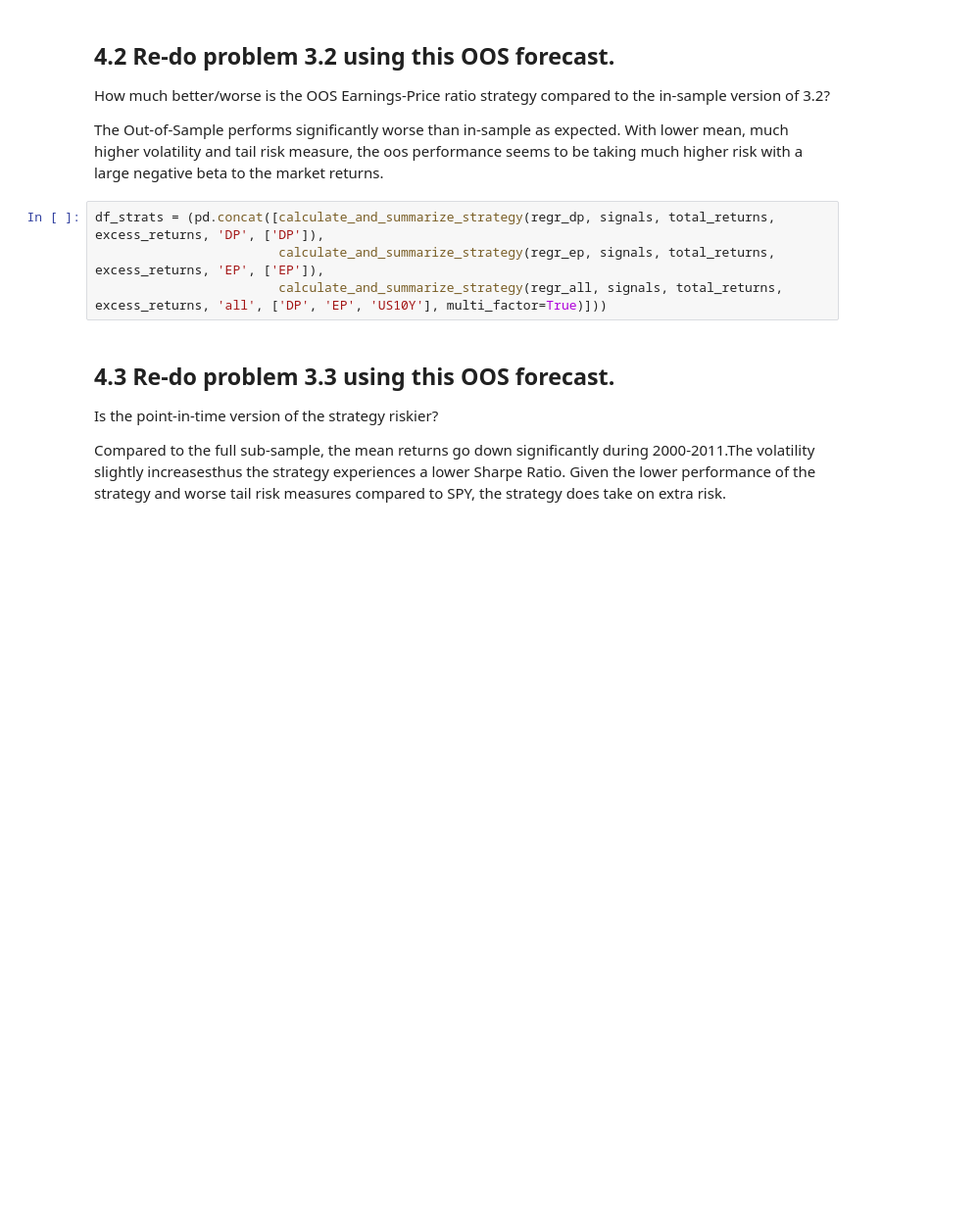
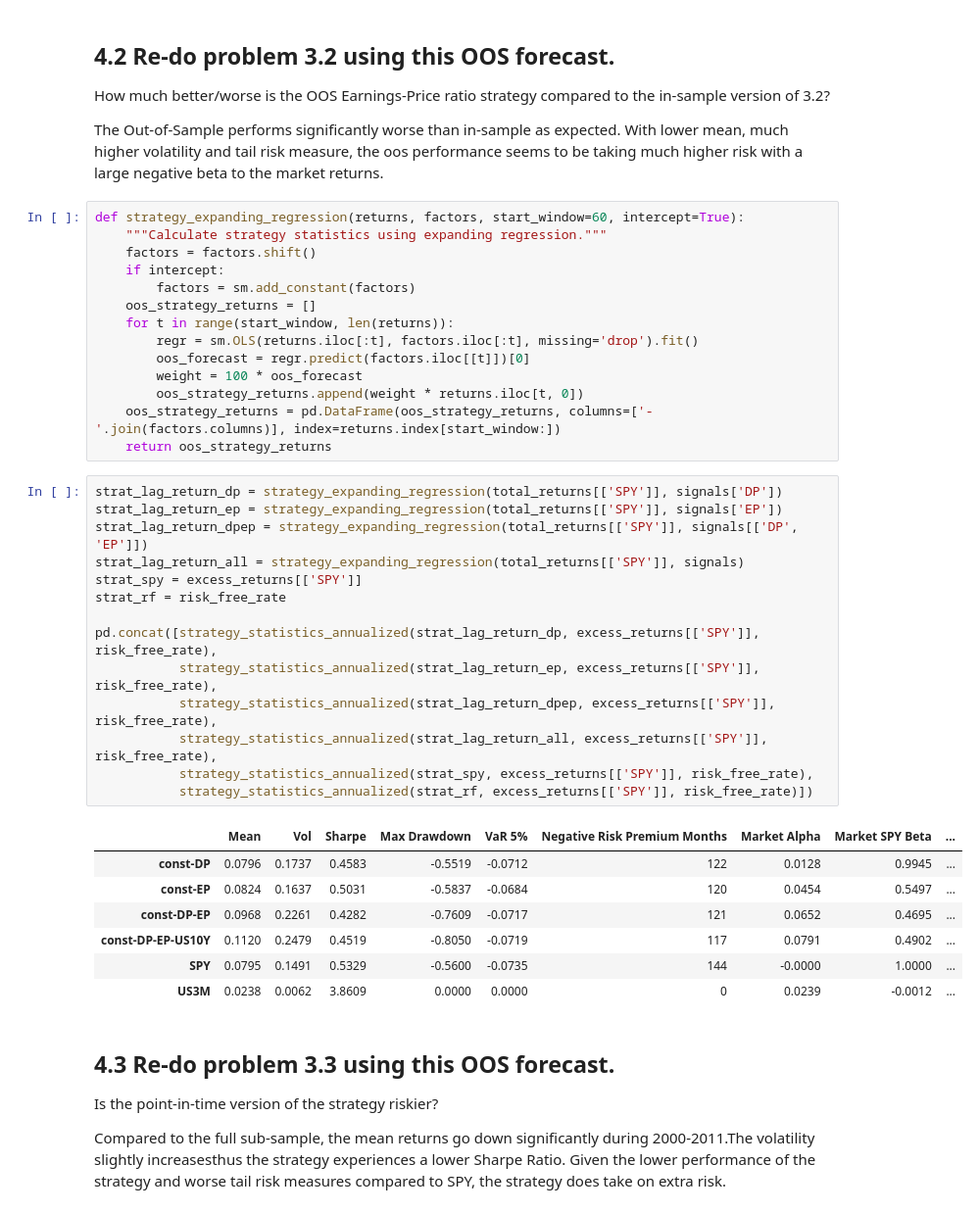
Before and after one commit to chew-in/Quantitative_Portfolio_Manager, a Jupyter notebook: homework/hw7_CY.ipynb, the cells around one changed output. Shown at 98% size. Saved outputs shown, nothing was run; the diff lists cells and outputs as text; blank space fills up the shorter version.

```diff
--- a/homework/hw7_CY.ipynb
+++ b/homework/hw7_CY.ipynb
@@ -460,10 +445,42 @@ pd.DataFrame(list(results.items()), columns=["Signal", "OOS R-squared"]).set_ind
 How much better/worse is the OOS Earnings-Price ratio strategy compared to the in-sample version of 3.2?
 
 The Out-of-Sample performs significantly worse than in-sample as expected. With lower mean, much higher volatility and tail risk measure, the oos performance seems to be taking much higher risk with a large negative beta to the market returns.
-# %%
-df_strats = (pd.concat([calculate_and_summarize_strategy(regr_dp, signals, total_returns, excess_returns, 'DP', ['DP']),
-                        calculate_and_summarize_strategy(regr_ep, signals, total_returns, excess_returns, 'EP', ['EP']),
-                        calculate_and_summarize_strategy(regr_all, signals, total_returns, excess_returns, 'all', ['DP', 'EP', 'US10Y'], multi_factor=True)]))
+# %%
+def strategy_expanding_regression(returns, factors, start_window=60, intercept=True):
+    """Calculate strategy statistics using expanding regression."""
+    factors = factors.shift()
+    if intercept:
+        factors = sm.add_constant(factors)
+    oos_strategy_returns = []
+    for t in range(start_window, len(returns)):
+        regr = sm.OLS(returns.iloc[:t], factors.iloc[:t], missing='drop').fit()
+        oos_forecast = regr.predict(factors.iloc[[t]])[0]
+        weight = 100 * oos_forecast
+        oos_strategy_returns.append(weight * returns.iloc[t, 0])
+    oos_strategy_returns = pd.DataFrame(oos_strategy_returns, columns=['-'.join(factors.columns)], index=returns.index[start_window:])
+    return oos_strategy_returns
+# %%
+strat_lag_return_dp = strategy_expanding_regression(total_returns[['SPY']], signals['DP'])
+strat_lag_return_ep = strategy_expanding_regression(total_returns[['SPY']], signals['EP'])
+strat_lag_return_dpep = strategy_expanding_regression(total_returns[['SPY']], signals[['DP', 'EP']])
+strat_lag_return_all = strategy_expanding_regression(total_returns[['SPY']], signals)
+strat_spy = excess_returns[['SPY']]
+strat_rf = risk_free_rate
+
+pd.concat([strategy_statistics_annualized(strat_lag_return_dp, excess_returns[['SPY']], risk_free_rate),
+           strategy_statistics_annualized(strat_lag_return_ep, excess_returns[['SPY']], risk_free_rate),
+           strategy_statistics_annualized(strat_lag_return_dpep, excess_returns[['SPY']], risk_free_rate),
+           strategy_statistics_annualized(strat_lag_return_all, excess_returns[['SPY']], risk_free_rate),
+           strategy_statistics_annualized(strat_spy, excess_returns[['SPY']], risk_free_rate),
+           strategy_statistics_annualized(strat_rf, excess_returns[['SPY']], risk_free_rate)])
+# %% [output]
+|  | Mean | Vol | Sharpe | Max Drawdown | VaR 5% | Negative Risk Premium Months | Market Alpha | Market SPY Beta | ... |
+| const-DP | 0.0796 | 0.1737 | 0.4583 | -0.5519 | -0.0712 | 122 | 0.0128 | 0.9945 | ... |
+| const-EP | 0.0824 | 0.1637 | 0.5031 | -0.5837 | -0.0684 | 120 | 0.0454 | 0.5497 | ... |
+| const-DP-EP | 0.0968 | 0.2261 | 0.4282 | -0.7609 | -0.0717 | 121 | 0.0652 | 0.4695 | ... |
+| const-DP-EP-US10Y | 0.1120 | 0.2479 | 0.4519 | -0.8050 | -0.0719 | 117 | 0.0791 | 0.4902 | ... |
+| SPY | 0.0795 | 0.1491 | 0.5329 | -0.5600 | -0.0735 | 144 | -0.0000 | 1.0000 | ... |
+| US3M | 0.0238 | 0.0062 | 3.8609 | 0.0000 | 0.0000 | 0 | 0.0239 | -0.0012 | ... |
 # %% [markdown]
 ## 4.3 Re-do problem 3.3 using this OOS forecast.
 Is the point-in-time version of the strategy riskier?
```
Also changed, not shown: parts of 14 cells of this notebook, 1 other file.
